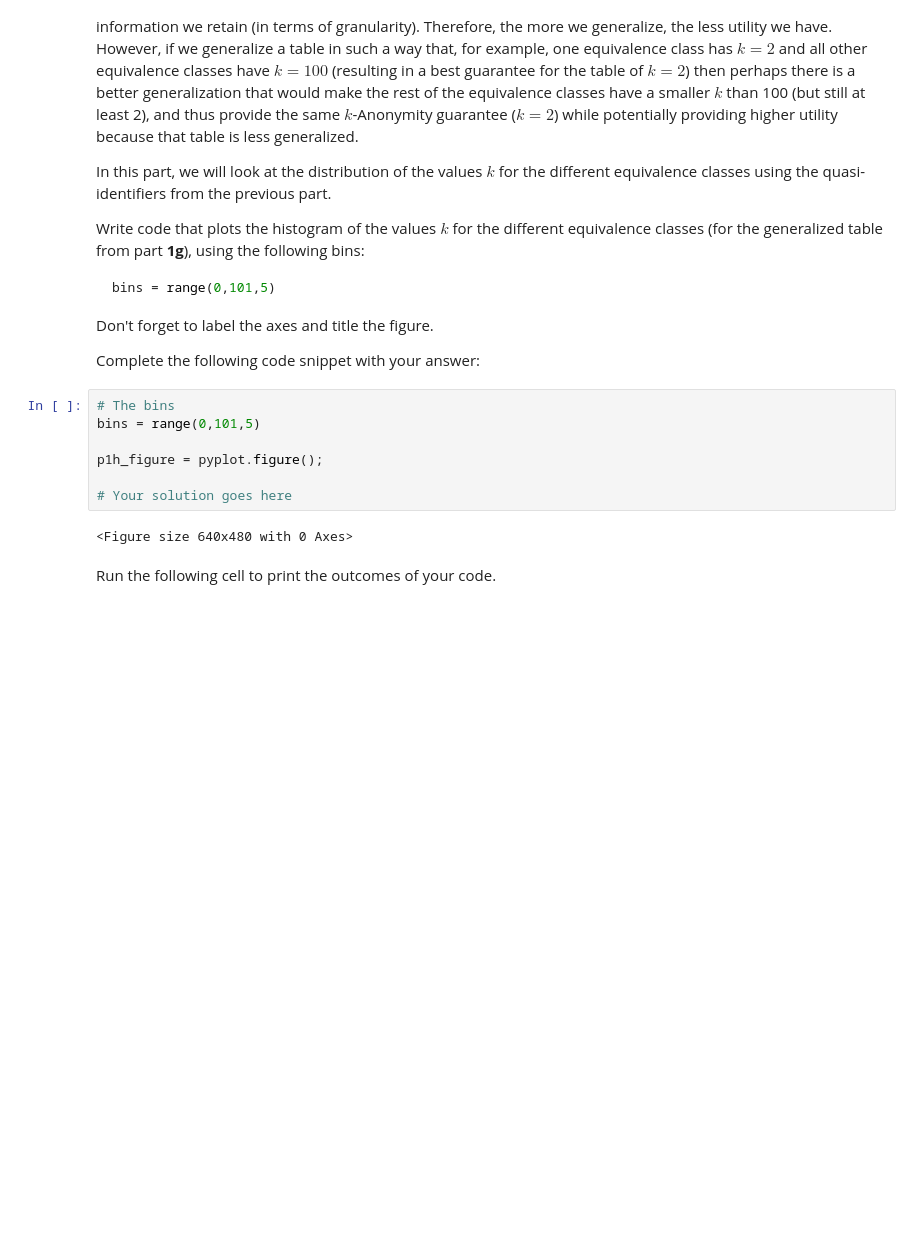
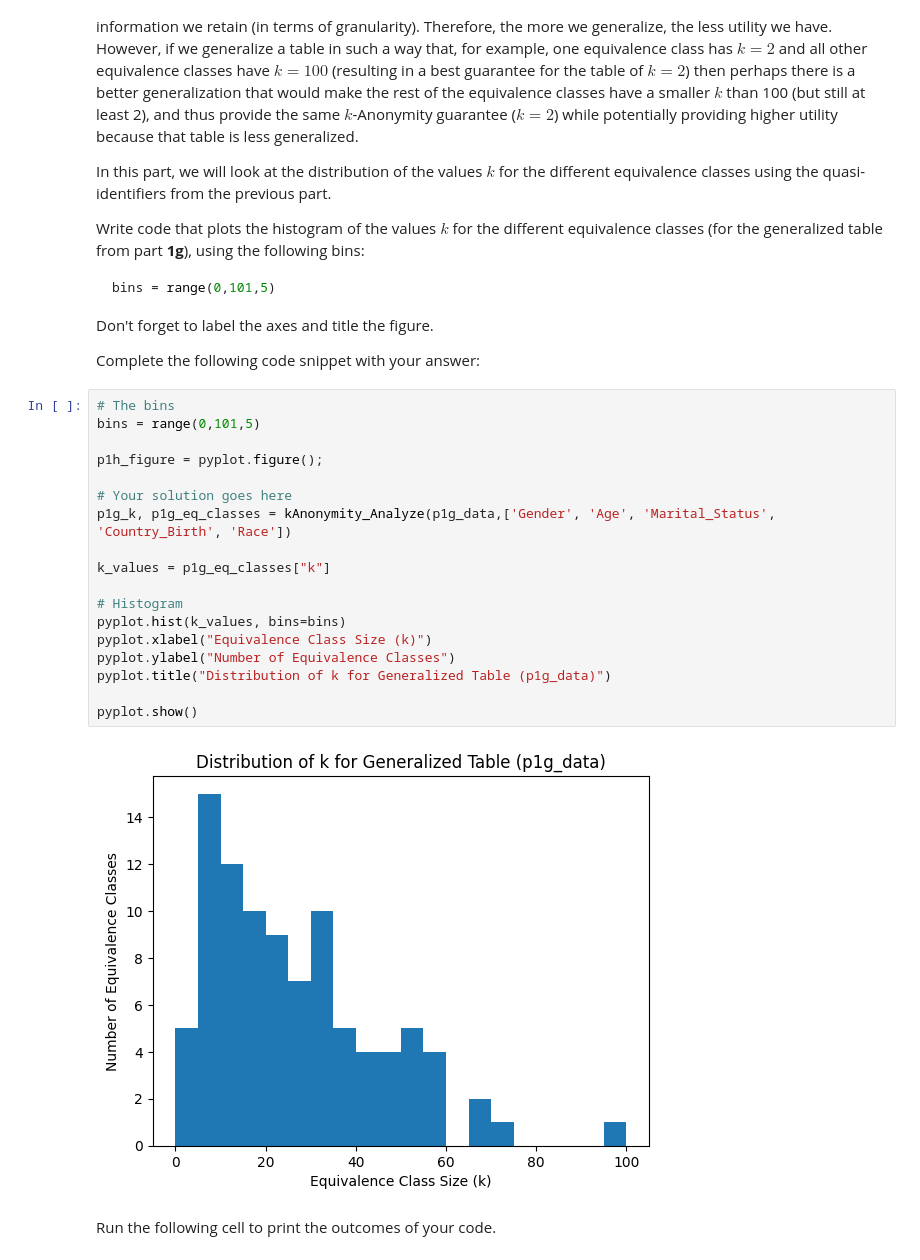
Before and after one commit to dawsofd/mids-datasci233-spring2026-lab2, a Jupyter notebook: Lab2_Shivali.ipynb, the cells around one changed output. Cells and saved outputs as stored; diff of their text form; blank space fills up the shorter version.

```diff
--- a/Lab2_Shivali.ipynb
+++ b/Lab2_Shivali.ipynb
@@ -550,12 +773,23 @@ Complete the following code snippet with your answer:
 # %%
 # The bins
 bins = range(0,101,5)
 
 p1h_figure = pyplot.figure();
 
 # Your solution goes here
+p1g_k, p1g_eq_classes = kAnonymity_Analyze(p1g_data,['Gender', 'Age', 'Marital_Status', 'Country_Birth', 'Race'])
+
+k_values = p1g_eq_classes["k"]
+
+# Histogram
+pyplot.hist(k_values, bins=bins)
+pyplot.xlabel("Equivalence Class Size (k)")
+pyplot.ylabel("Number of Equivalence Classes")
+pyplot.title("Distribution of k for Generalized Table (p1g_data)")
+
+pyplot.show()
 # %% [output]
-<Figure size 640x480 with 0 Axes>
+[figure, added]
 # %% [markdown]
 Run the following cell to print the outcomes of your code.
 # %%
```
Also changed, not shown: parts of 32 cells of this notebook.
